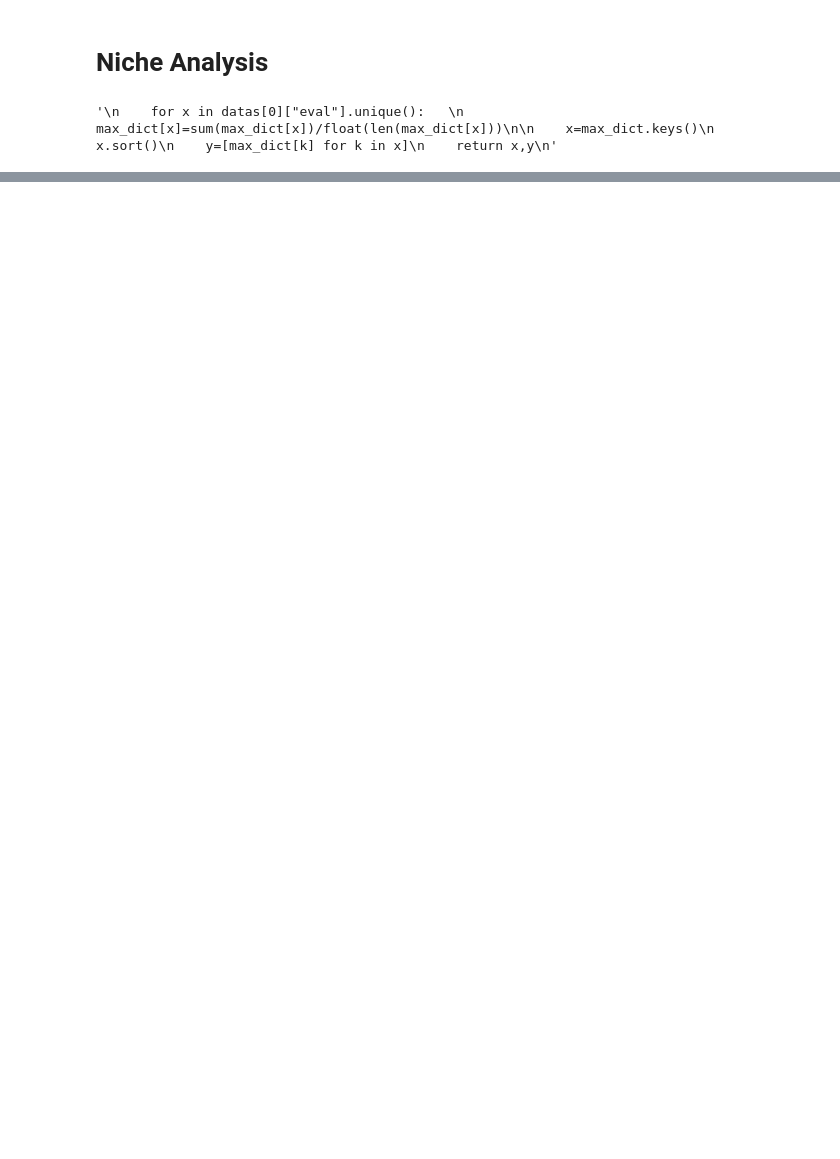
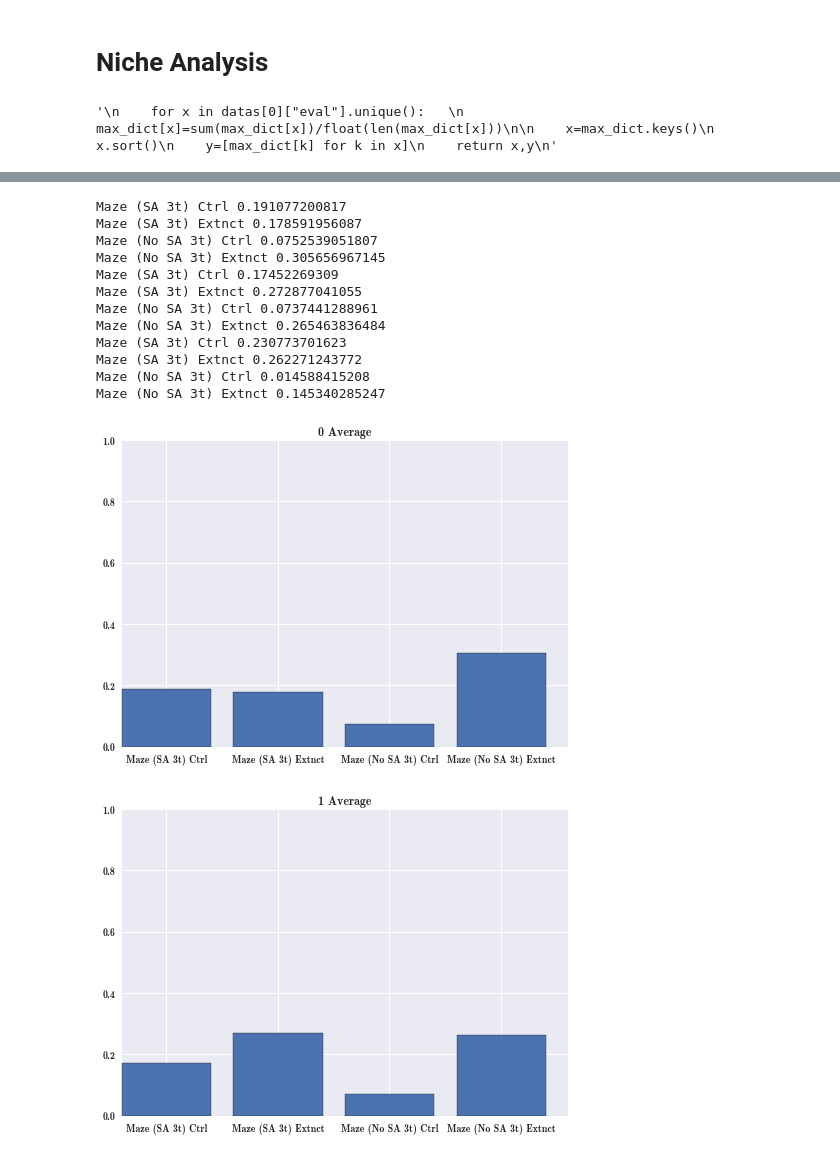
Before and after one commit to jal278/mazerobot-python, a Jupyter notebook: data/Evo Analysis.ipynb, the cells around one changed output, grey strips where cells are left out. Drawn from its saved outputs; the diff is of its cells as text; code cells hidden in the pictures; blank space fills up the shorter version.

```diff
--- a/data/Evo Analysis.ipynb
+++ b/data/Evo Analysis.ipynb
@@ -175,0 +221,74 @@ legend(loc=3,
+# %%
+def get_traits(fn):
+    lines=open(fn).read().split("\n")[:-1]
+    traits=[k for k in lines if k.find("trait")!=-1]
+    return [[float(z) for z in t.split()[1:5]] for t in traits]
+
+def get_links(fn):
+    lines=open(fn).read().split("\n")[:-1]
+    traits=[k for k in lines if k.find("gene")!=-1]
+    return [[float(z) for z in t.split()[1:5]] for t in traits]
+
+def avg_over(files,func,indx):
+    return sum([func(k)[indx] for k in files])/len(files)
+
+from collections import Counter
+def avg_traits(fn):
+    t=get_traits(fn)
+    links=get_links(fn)
+
+    total=float(len(links))
+    tcount=Counter([x[0] for x in links])
+
+    #print tcount
+    avg_mod = sum([t[x][1]*tcount[x+1] for x in range(3)])/total #len(t)
+    avg_skip = sum([t[x][2]*tcount[x+1] for x in range(3)])/total #len(t)
+    avg_dummy = min(tcount[1],tcount[2],tcount[3])/total
+    #avg_dummy = sum([t[x][3]*tcount[x+1] for x in range(3)])/total #len(t)
+
+    """
+    avg_mod = sum([z[1] for z in t])/len(t)
+    avg_skip = sum([z[2] for z in t])/len(t)
+    avg_dummy = sum([z[3] for z in t])/len(t)
+    """
+
+    return (avg_mod,avg_skip,avg_dummy)
+
+for z in range(3):
+ labels=[]
+ values=[]
+ for treat in treatments:
+    t=treat
+    label=treatment_pre[t[0]]+treatment_post[t[1]]
+
+    gcmd=treat[0]+"*"+treat[1]+"*bestevo.dat"
+    files=glob.glob(gcmd)
+
+    value=avg_over(files,avg_traits,z)
+    print label,value
+    labels.append(label)
+    values.append(value)
+
+    #get_traits(files[0])
+    #get_links(files[1])
+    #print avg_traits(files[4])
+ bar(range(len(treatments)),values)
+ xticks([k+0.4 for k in range(len(treatments))],labels)
+ ylim(0,1)
+ title("%d Average" % z)
+ plt.figure()
+# %% [output]
+Maze (SA 3t) Ctrl 0.191077200817
+Maze (SA 3t) Extnct 0.178591956087
+Maze (No SA 3t) Ctrl 0.0752539051807
+Maze (No SA 3t) Extnct 0.305656967145
+Maze (SA 3t) Ctrl 0.17452269309
+Maze (SA 3t) Extnct 0.272877041055
+Maze (No SA 3t) Ctrl 0.0737441288961
+Maze (No SA 3t) Extnct 0.265463836484
+Maze (SA 3t) Ctrl 0.230773701623
+Maze (SA 3t) Extnct 0.262271243772
+Maze (No SA 3t) Ctrl 0.014588415208
+Maze (No SA 3t) Extnct 0.145340285247
+[figure, added]
+[figure, added]
```
Also changed, not shown: parts of 8 cells of this notebook.
